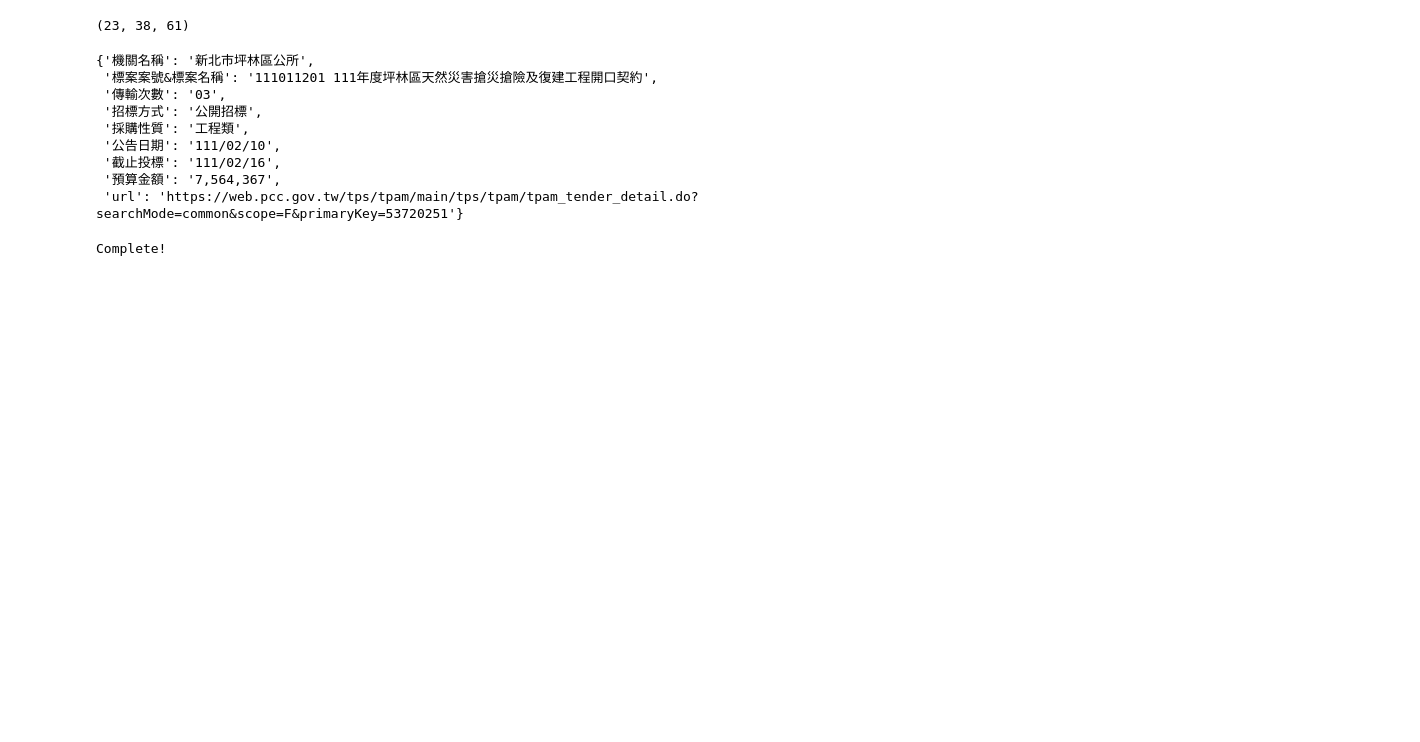
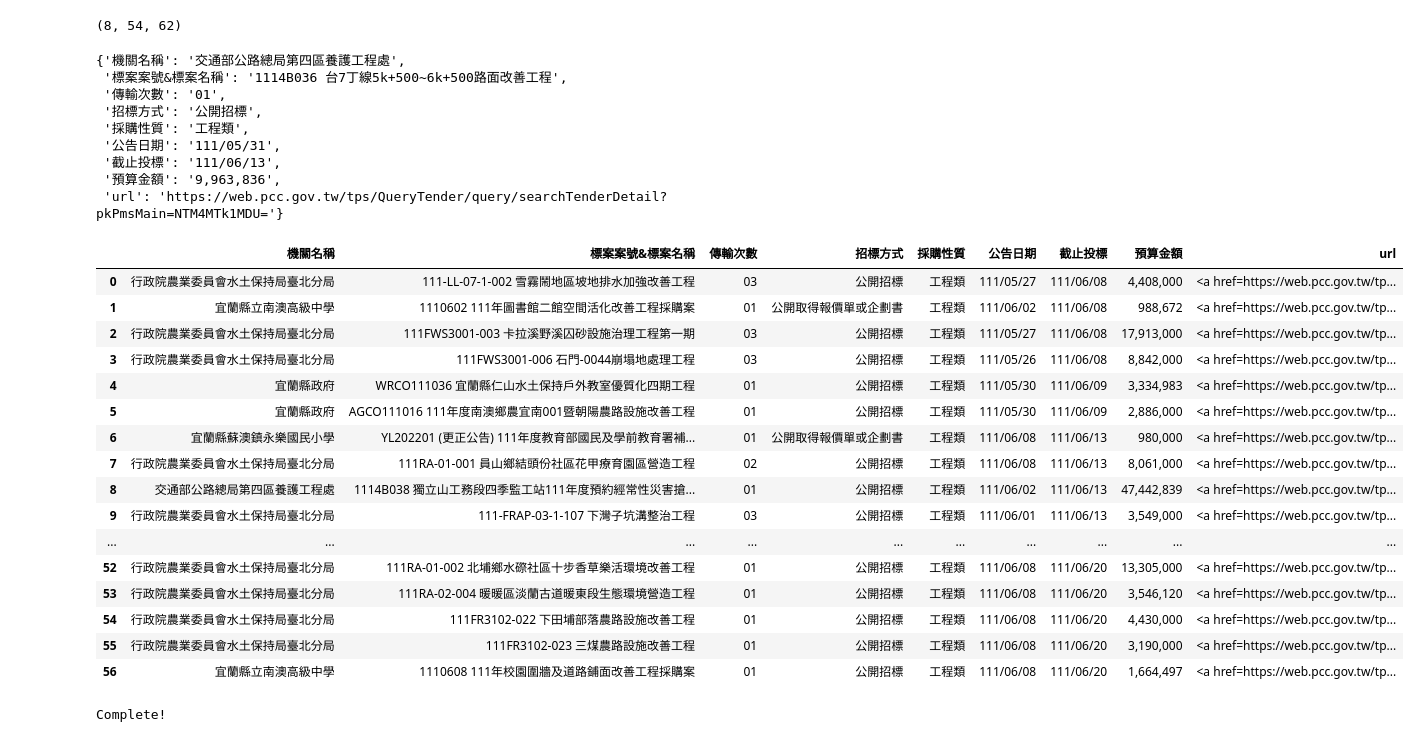
Before and after one commit to Funskie/crawl_gov_project, a Jupyter notebook: test_crawl.ipynb, the cells around one changed output. Cells and saved outputs as stored; diff of their text form; code cells hidden in the pictures; blank space fills up the shorter version.

```diff
--- a/test_crawl.ipynb
+++ b/test_crawl.ipynb
@@ -21,49 +21,57 @@ keywords = ["邊坡", "崩塌", "復建"]
 orgkws = ["水土保持局臺北分局", "羅東林區管理處 ", "第四區養護工程處", "宜蘭縣"]
 # %%
 def get_tender_by_kw(kws, loc):
-    driver = webdriver.PhantomJS(executable_path=r"D:\PyProjects\projcrawler\phantomjs-2.1.1-windows\bin\phantomjs.exe")
+    driver = webdriver.Chrome()
     tender_list = []
     for k in kws:
-        bidSystemUrl = "https://web.pcc.gov.tw/tps/pss/tender.do?method=goSearch&searchMode=common&searchType=basic"
+        bidSystemUrl = "https://web.pcc.gov.tw/pis/"
         browse = driver.get(bidSystemUrl)
         homepage = driver.page_source
         query = driver.find_element_by_name("tenderName")
         query.clear()
         query.send_keys(k)
-        queryCate = driver.find_element_by_css_selector("#radProctrgCate1")
+        queryCate = driver.find_element_by_css_selector("#basicRadProctrgCate1")
         queryCate.click()
-        queryTime = driver.find_element_by_css_selector("#rangeTenderDateRadio")
+        queryTime = driver.find_element_by_css_selector("#basicIsSpdtDateTypeId")
         queryTime.click()
         query_loc = driver.find_element_by_name("orgName")
         query_loc.send_keys(loc)
-        query.send_keys(Keys.RETURN)
+        driver.execute_script('return basicTenderSearch()')
         sleep(1) #等頁面回傳
         bidpage = driver.page_source
         soup = BeautifulSoup(bidpage, 'html.parser')
-        tender_table = soup.find_all("tr", onmouseover="overcss(this);")
-        tender_list += tender_table
+        tender_table = soup.find_all("tbody")[-1].find_all("tr")
+        if (len(tender_table) == 1) and (tender_table[0].text == "無符合條件資料"):
+            continue
+        else:
+            tender_list += tender_table
+    driver.close()
     return list(set(tender_list))
 
 def get_tender_by_org(orgs):
-    driver = webdriver.PhantomJS(executable_path=r"D:\PyProjects\projcrawler\phantomjs-2.1.1-windows\bin\phantomjs.exe")
+    driver = webdriver.Chrome()
     tender_list = []
     for o in orgs:
-        bidSystemUrl = "https://web.pcc.gov.tw/tps/pss/tender.do?method=goSearch&searchMode=common&searchType=basic"
+        bidSystemUrl = "https://web.pcc.gov.tw/pis/"
         browse = driver.get(bidSystemUrl)
         homepage = driver.page_source
         query = driver.find_element_by_name("orgName")
         query.clear()
         query.send_keys(o)
-        queryCate = driver.find_element_by_css_selector("#radProctrgCate1")
+        queryCate = driver.find_element_by_css_selector("#basicRadProctrgCate1")
         queryCate.click()
-        queryTime = driver.find_element_by_css_selector("#rangeTenderDateRadio")
+        queryTime = driver.find_element_by_css_selector("#basicIsSpdtDateTypeId")
         queryTime.click()
-        query.send_keys(Keys.RETURN)
+        driver.execute_script('return basicTenderSearch()')
         sleep(1) #等頁面回傳
         bidpage = driver.page_source
         soup = BeautifulSoup(bidpage, 'html.parser')
-        tender_table = soup.find_all("tr", onmouseover="overcss(this);")
-        tender_list += tender_table
+        tender_table = soup.find_all("tbody")[-1].find_all("tr")
+        if (len(tender_table) == 1) and (tender_table[0].text == "無符合條件資料"):
+            continue
+        else:
+            tender_list += tender_table
+    driver.close()
     return list(set(tender_list))
 
 def get_tender_info(tender):
@@ -76,5 +84,6 @@ def get_tender_info(tender):
         "公告日期": "".join(tender.find_all("td")[6].text.split()),
         "截止投標": "".join(tender.find_all("td")[7].text.split()),
         "預算金額": "".join(tender.find_all("td")[8].text.split()),
-        "url": tender.find_all("td")[2].find('a').get('href').replace("..", "https://web.pcc.gov.tw/tps")
+        "url": tender.find_all("td")[2].find('a').get('href').replace("/prkms/urlSelector/common/tpam?pk", "https://web.pcc.gov.tw/tps/QueryTender/query/searchTenderDetail?pkPmsMain"),
+#         "url": tender.find_all("td")[2].find('a').get('href')
            }
@@ -88,19 +154,19 @@ t_list = list(set(t_ks+t_orgs))
 # %%
 len(t_ks), len(t_orgs), len(t_list)
 # %% [output]
-(23, 38, 61)
+(8, 54, 62)
 # %%
 get_tender_info(t_list[0])
 # %% [output]
-{'機關名稱': '新北市坪林區公所',
- '標案案號&標案名稱': '111011201 111年度坪林區天然災害搶災搶險及復建工程開口契約',
- '傳輸次數': '03',
+{'機關名稱': '交通部公路總局第四區養護工程處',
+ '標案案號&標案名稱': '1114B036 台7丁線5k+500~6k+500路面改善工程',
+ '傳輸次數': '01',
  '招標方式': '公開招標',
  '採購性質': '工程類',
- '公告日期': '111/02/10',
- '截止投標': '111/02/16',
- '預算金額': '7,564,367',
- 'url': 'https://web.pcc.gov.tw/tps/tpam/main/tps/tpam/tpam_tender_detail.do?searchMode=common&scope=F&primaryKey=53720251'}
+ '公告日期': '111/05/31',
+ '截止投標': '111/06/13',
+ '預算金額': '9,963,836',
+ 'url': 'https://web.pcc.gov.tw/tps/QueryTender/query/searchTenderDetail?pkPmsMain=NTM4MTk1MDU='}
 # %%
 now = datetime.now().strftime("%Y/%m/%d")
 text = f"<h>{now}等標期內標案</h>"
@@ -117,6 +183,26 @@ tender_df.drop_duplicates(keep='last', ignore_index=True, inplace=True)
 # %%
 tender_df['url'] = '<a href=' + tender_df['url'] + '><div>連結</div></a>'
 text += tender_df.to_html(escape=False).replace("\n", "")
+# %%
+tender_df
+# %% [output]
+|  | 機關名稱 | 標案案號&標案名稱 | 傳輸次數 | 招標方式 | 採購性質 | 公告日期 | 截止投標 | 預算金額 | url |
+| 0 | 行政院農業委員會水土保持局臺北分局 | 111-LL-07-1-002 雪霧鬧地區坡地排水加強改善工程 | 03 | 公開招標 | 工程類 | 111/05/27 | 111/06/08 | 4,408,000 | <a href=https://web.pcc.gov.tw/tp... |
+| 1 | 宜蘭縣立南澳高級中學 | 1110602 111年圖書館二館空間活化改善工程採購案 | 01 | 公開取得報價單或企劃書 | 工程類 | 111/06/02 | 111/06/08 | 988,672 | <a href=https://web.pcc.gov.tw/tp... |
+| 2 | 行政院農業委員會水土保持局臺北分局 | 111FWS3001-003 卡拉溪野溪囚砂設施治理工程第一期 | 03 | 公開招標 | 工程類 | 111/05/27 | 111/06/08 | 17,913,000 | <a href=https://web.pcc.gov.tw/tp... |
+| 3 | 行政院農業委員會水土保持局臺北分局 | 111FWS3001-006 石門-0044崩塌地處理工程 | 03 | 公開招標 | 工程類 | 111/05/26 | 111/06/08 | 8,842,000 | <a href=https://web.pcc.gov.tw/tp... |
+| 4 | 宜蘭縣政府 | WRCO111036 宜蘭縣仁山水土保持戶外教室優質化四期工程 | 01 | 公開招標 | 工程類 | 111/05/30 | 111/06/09 | 3,334,983 | <a href=https://web.pcc.gov.tw/tp... |
+| 5 | 宜蘭縣政府 | AGCO111016 111年度南澳鄉農宜南001暨朝陽農路設施改善工程 | 01 | 公開招標 | 工程類 | 111/05/30 | 111/06/09 | 2,886,000 | <a href=https://web.pcc.gov.tw/tp... |
+| 6 | 宜蘭縣蘇澳鎮永樂國民小學 | YL202201 (更正公告) 111年度教育部國民及學前教育署補... | 01 | 公開取得報價單或企劃書 | 工程類 | 111/06/08 | 111/06/13 | 980,000 | <a href=https://web.pcc.gov.tw/tp... |
+| 7 | 行政院農業委員會水土保持局臺北分局 | 111RA-01-001 員山鄉結頭份社區花甲療育園區營造工程 | 02 | 公開招標 | 工程類 | 111/06/08 | 111/06/13 | 8,061,000 | <a href=https://web.pcc.gov.tw/tp... |
+| 8 | 交通部公路總局第四區養護工程處 | 1114B038 獨立山工務段四季監工站111年度預約經常性災害搶... | 01 | 公開招標 | 工程類 | 111/06/02 | 111/06/13 | 47,442,839 | <a href=https://web.pcc.gov.tw/tp... |
+| 9 | 行政院農業委員會水土保持局臺北分局 | 111-FRAP-03-1-107 下灣子坑溝整治工程 | 03 | 公開招標 | 工程類 | 111/06/01 | 111/06/13 | 3,549,000 | <a href=https://web.pcc.gov.tw/tp... |
+| ... | ... | ... | ... | ... | ... | ... | ... | ... | ... |
+| 52 | 行政院農業委員會水土保持局臺北分局 | 111RA-01-002 北埔鄉水磜社區十步香草樂活環境改善工程 | 01 | 公開招標 | 工程類 | 111/06/08 | 111/06/20 | 13,305,000 | <a href=https://web.pcc.gov.tw/tp... |
+| 53 | 行政院農業委員會水土保持局臺北分局 | 111RA-02-004 暖暖區淡蘭古道暖東段生態環境營造工程 | 01 | 公開招標 | 工程類 | 111/06/08 | 111/06/20 | 3,546,120 | <a href=https://web.pcc.gov.tw/tp... |
+| 54 | 行政院農業委員會水土保持局臺北分局 | 111FR3102-022 下田埔部落農路設施改善工程 | 01 | 公開招標 | 工程類 | 111/06/08 | 111/06/20 | 4,430,000 | <a href=https://web.pcc.gov.tw/tp... |
+| 55 | 行政院農業委員會水土保持局臺北分局 | 111FR3102-023 三煤農路設施改善工程 | 01 | 公開招標 | 工程類 | 111/06/08 | 111/06/20 | 3,190,000 | <a href=https://web.pcc.gov.tw/tp... |
+| 56 | 宜蘭縣立南澳高級中學 | 1110608 111年校園圍牆及道路鋪面改善工程採購案 | 01 | 公開招標 | 工程類 | 111/06/08 | 111/06/20 | 1,664,497 | <a href=https://web.pcc.gov.tw/tp... |
 # %%
 mailList = ['chongjing3370@gmail.com', 'tusty9292@gmail.com', 'fish892555@gmail.com']
 # %%
```
Also changed, not shown: parts of 8 cells of this notebook, 3 other files.
